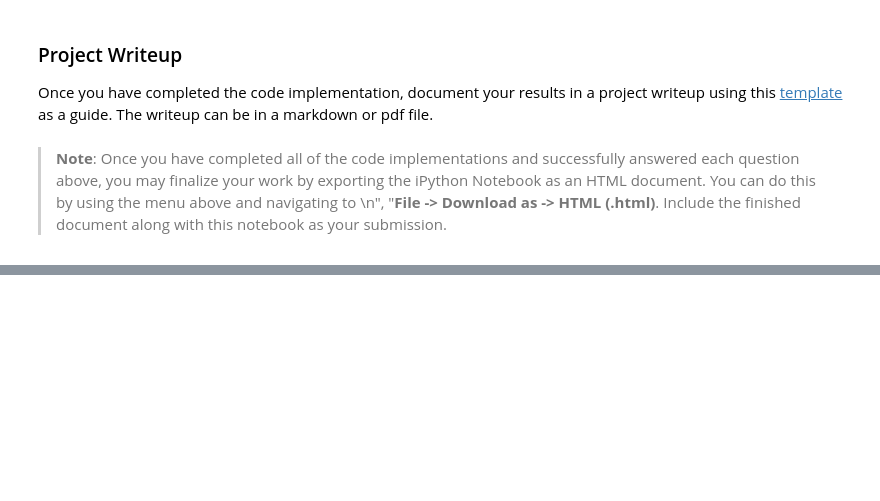
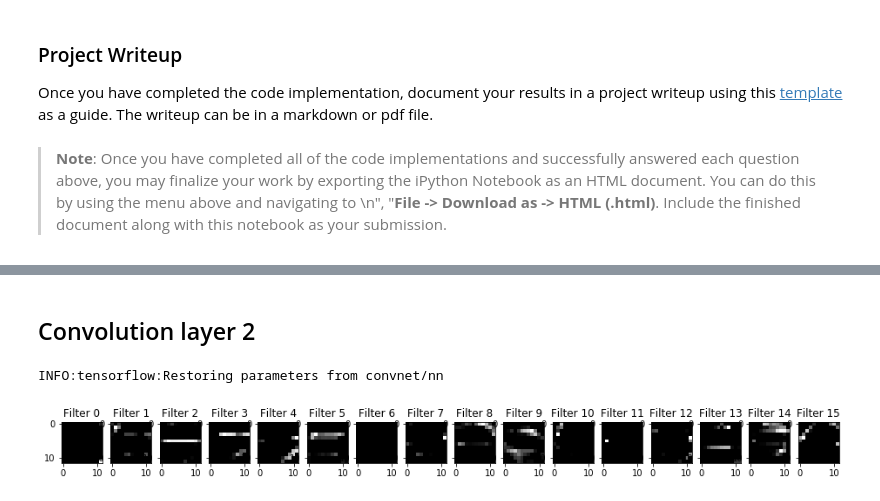
Before and after one commit to carlgira/traffic_sign_classification, a Jupyter notebook: Traffic_Sign_Classifier.ipynb, the cells around one changed output, grey strips where cells are left out. Drawn from its saved outputs; the diff is of its cells as text; code cells hidden in the pictures; blank space fills up the shorter version.

```diff
--- a/Traffic_Sign_Classifier.ipynb
+++ b/Traffic_Sign_Classifier.ipynb
@@ -552,0 +549,7 @@ INFO:tensorflow:Restoring parameters from lenet_basic/nn
+# %% [markdown]
+## Convolution layer 2
+# %%
+outputFeatureMap('convnet', new_images, 'conv2d_2/Relu:0', plt_num=5)
+# %% [output]
+INFO:tensorflow:Restoring parameters from convnet/nn
+[figure, added]
```
Also changed, not shown: parts of 16 cells of this notebook, 37 other files.
